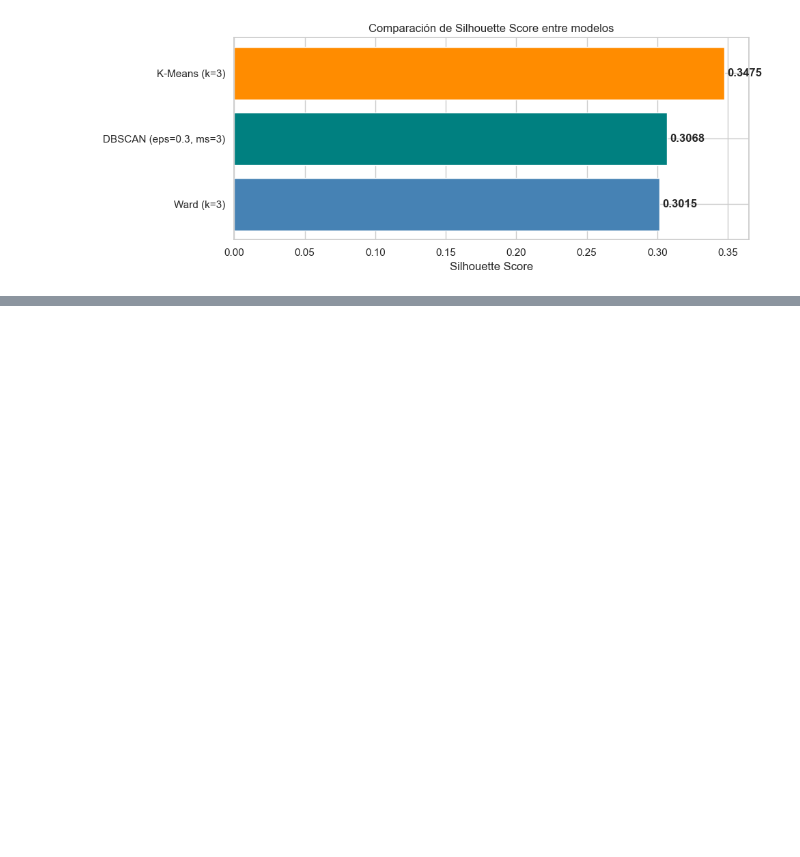
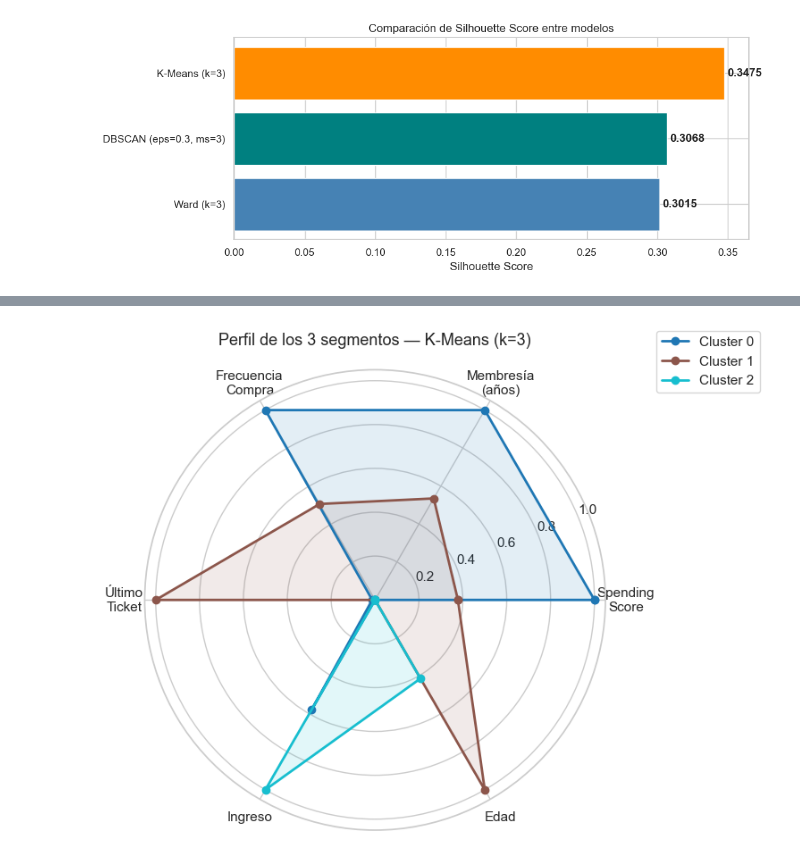
Before and after one commit to darc-17/Sandbox_HE2_DavidRodriguez, a Jupyter notebook: Taller 1/Punto 3. Segmentacion de Clientes para Estrategia Comercial/preprocessymodelamiento_punto3.ipynb, the cells around one changed output, grey strips where cells are left out. Drawn from its saved outputs; the diff is of its cells as text; code cells hidden in the pictures; blank space fills up the shorter version.

Commit message:
Visuales de clusters

```diff
--- a/Taller 1/Punto 3. Segmentacion de Clientes para Estrategia Comercial/preprocesamiento_punto3.ipynb
+++ b/Taller 1/Punto 3. Segmentacion de Clientes para Estrategia Comercial/preprocessymodelamiento_punto3.ipynb
@@ -661,0 +664,16 @@ print(f"   sil={best_row['silhouette']:.4f}  |  db={best_row['davies_bouldin']:.
+# %%
+# ── Asignar etiquetas del modelo ganador a df ─────────────────────────────────
+if "K-Means" in best_model:
+    df["cluster"] = labels_km
+elif "Ward" in best_model:
+    df["cluster"] = labels_ward
+else:                                        # DBSCAN
+    df["cluster"] = labels_db               # -1 = ruido
+
+# Excluir ruido de DBSCAN para el perfil
+df_profile = df[df["cluster"] != -1].copy()
+
+# ── Perfil numérico por segmento ──────────────────────────────────────────────
+profile = df_profile.groupby("cluster")[NUM_COLS].mean().round(1)
+print(f"Modelo: {best_model}  |  Clusters: {profile.shape[0]}")
+display(profile)
@@ -661,0 +687,33 @@ print(f"   sil={best_row['silhouette']:.4f}  |  db={best_row['davies_bouldin']:.
+# %%
+# ── Radar de perfiles por cluster ─────────────────────────────────────────────
+vars_radar   = ['spending_score', 'membership_years',
+                'purchase_frequency', 'last_purchase_amount', 'income', 'age']
+labels_radar = ['Spending\nScore', 'Membresía\n(años)', 'Frecuencia\nCompra',
+                'Último\nTicket', 'Ingreso', 'Edad']
+
+profile_raw  = df_profile.groupby("cluster")[vars_radar].mean()
+profile_norm = (profile_raw - profile_raw.min()) / (profile_raw.max() - profile_raw.min())
+
+n_clusters   = profile_norm.shape[0]
+palette      = plt.cm.get_cmap("tab10", n_clusters)
+
+N      = len(vars_radar)
+angles = np.linspace(0, 2 * np.pi, N, endpoint=False).tolist()
+angles += angles[:1]
+
+fig, ax = plt.subplots(figsize=(8, 8), subplot_kw=dict(polar=True))
+for i, (idx, row) in enumerate(profile_norm.iterrows()):
+    color = palette(i)
+    vals  = row.tolist() + row.tolist()[:1]
+    ax.plot(angles, vals, "o-", linewidth=2, color=color, label=f"Cluster {idx}")
+    ax.fill(angles, vals, alpha=0.12, color=color)
+
+ax.set_xticks(angles[:-1])
+ax.set_xticklabels(labels_radar, size=11)
+ax.set_title(f"Perfil de los {n_clusters} segmentos — {best_model}", size=13, pad=20)
+ax.legend(loc="upper right", bbox_to_anchor=(1.35, 1.1))
+plt.tight_layout()
+plt.savefig("radar_clusters.png", dpi=150, bbox_inches="tight")
+plt.show()
+# %% [output]
+[figure, added]
```
Also changed, not shown: parts of 5 cells of this notebook, 4 other files.
